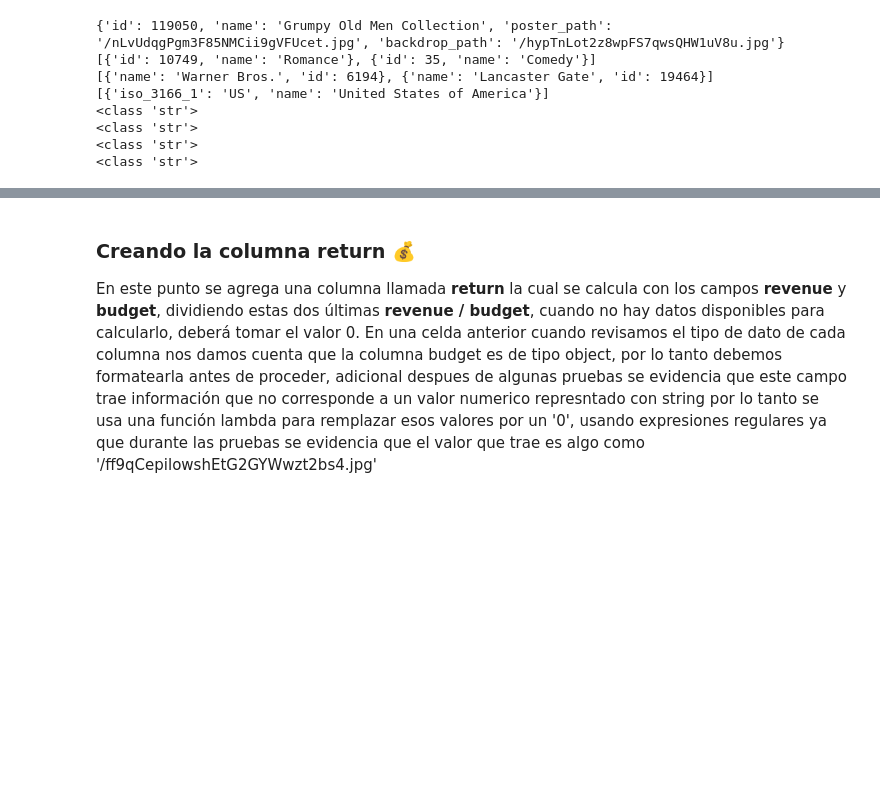
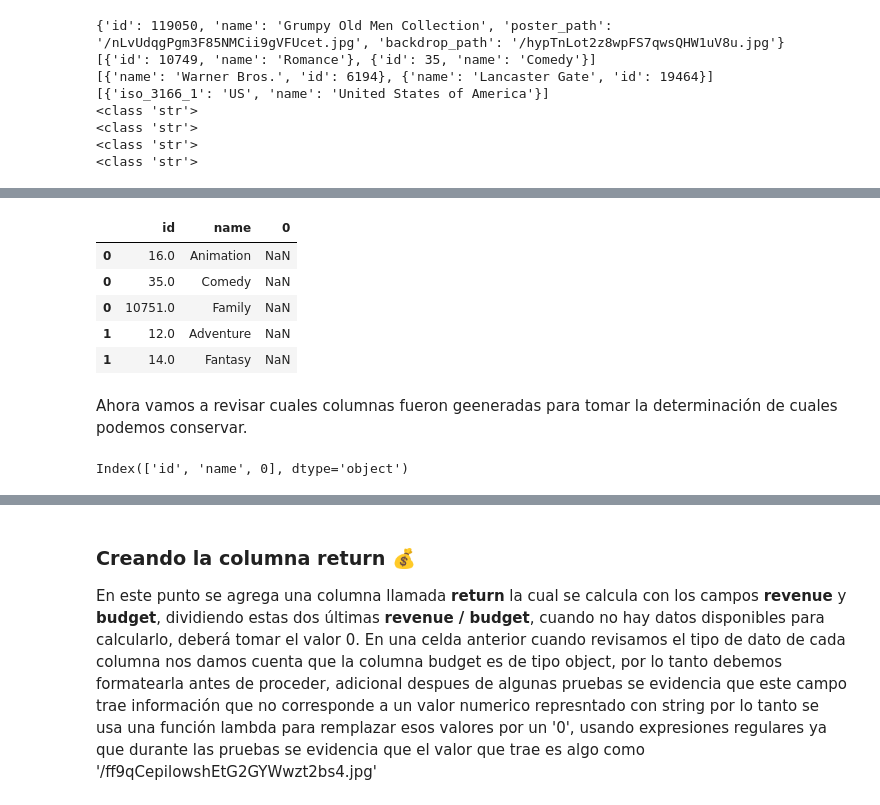
Before and after one commit to Sergiopira95/PI1-ML_OPS, a Jupyter notebook: src/movies_dataset_ETL.ipynb, the cells around one changed output, grey strips where cells are left out. Drawn from its saved outputs; the diff is of its cells as text; code cells hidden in the pictures; blank space fills up the shorter version.

Commit message:
ci(ETL): Nested data alredy unested

```diff
--- a/src/movies_dataset_ETL.ipynb
+++ b/src/movies_dataset_ETL.ipynb
@@ -112,0 +117,7 @@ movies_data['production_countries'] = movies_data['production_countries'].apply(
+# %%
+# Vamos a aplicar el método pd.series() y vamos a revisar que columnas genera, la serie generada se almacena en una variable independiente.
+belongs_to_collection_df = movies_data['belongs_to_collection'].apply(pd.Series)
+
+#Imprimimos las columnas y un campo para revisar que información es relevante
+print(belongs_to_collection_df.columns)
+print(belongs_to_collection_df[:2])
@@ -112,0 +135,8 @@ movies_data['production_countries'] = movies_data['production_countries'].apply(
+# %%
+# se usa el metodo drop de pandas para eliminar las columnas no deseadas
+belongs_to_collection_df.drop(columns=[0,'id',  'poster_path', 'backdrop_path'], inplace=True)
+# Renombrar la columna name con el metodo rename y la pasamos de 'name' a 'collection_name'.
+belongs_to_collection_serie = belongs_to_collection_df.rename(columns = {'name' : 'collection_name'})
+# Eliminar la columna 'belonngs_to_collection' de movies_data y añadimos la nueva columna 'collction_name'
+movies_data.drop('belongs_to_collection', axis=1, inplace=True)
+movies_data = pd.concat([movies_data, belongs_to_collection_df], axis=1)
@@ -112,0 +147,18 @@ movies_data['production_countries'] = movies_data['production_countries'].apply(
+# %%
+#Con el metodo explode() se transforma el dato anidado
+genres_df = movies_data['genres'].explode().apply(pd.Series)
+genres_df.head()
+# %% [output]
+|  | id | name | 0 |
+| 0 | 16.0 | Animation | NaN |
+| 0 | 35.0 | Comedy | NaN |
+| 0 | 10751.0 | Family | NaN |
+| 1 | 12.0 | Adventure | NaN |
+| 1 | 14.0 | Fantasy | NaN |
+# %% [markdown]
+Ahora vamos a revisar cuales columnas fueron geeneradas para tomar la determinación de cuales podemos conservar.
+# %%
+#Imprimimos las columnas del dataframe creado
+genres_df.columns
+# %% [output]
+Index(['id', 'name', 0], dtype='object')
```
Also changed, not shown: parts of 19 cells of this notebook.
